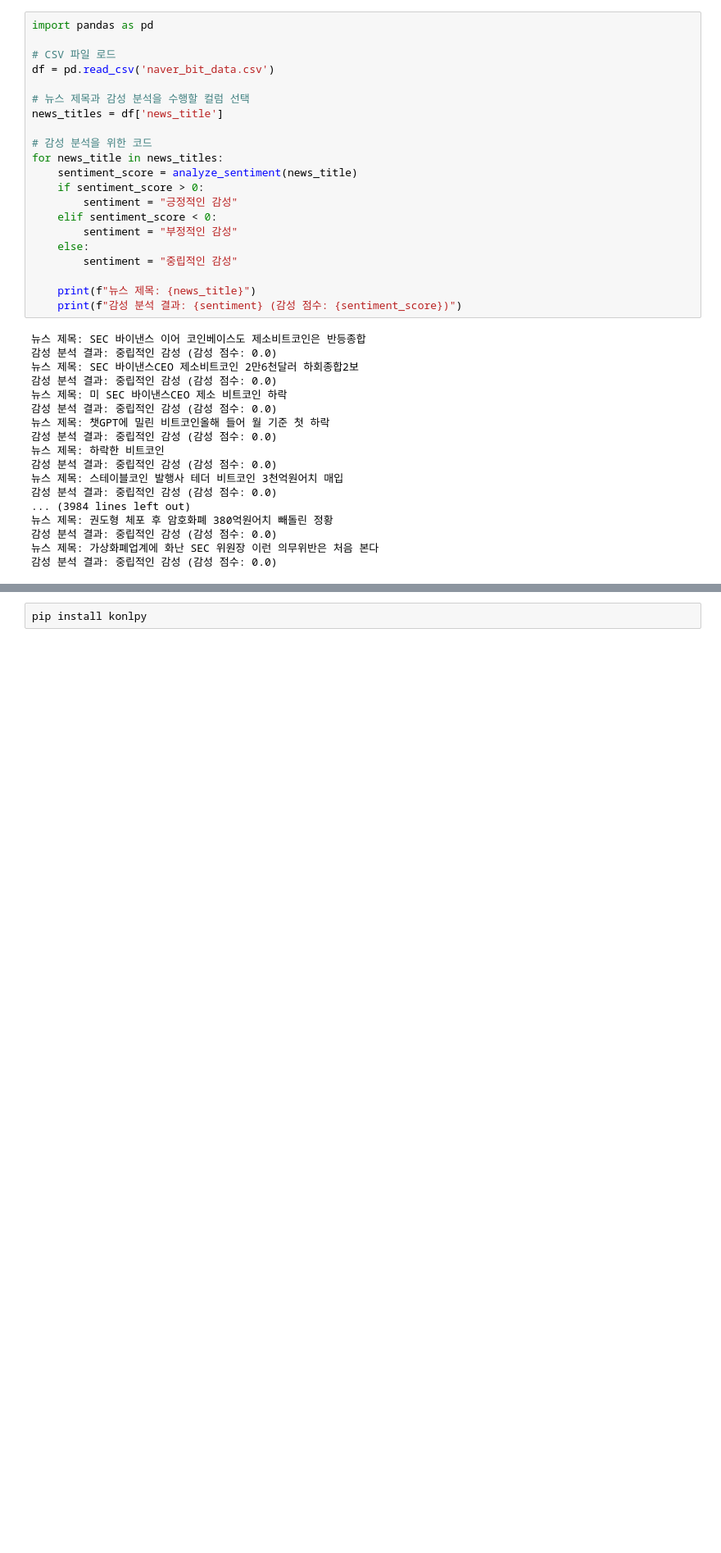
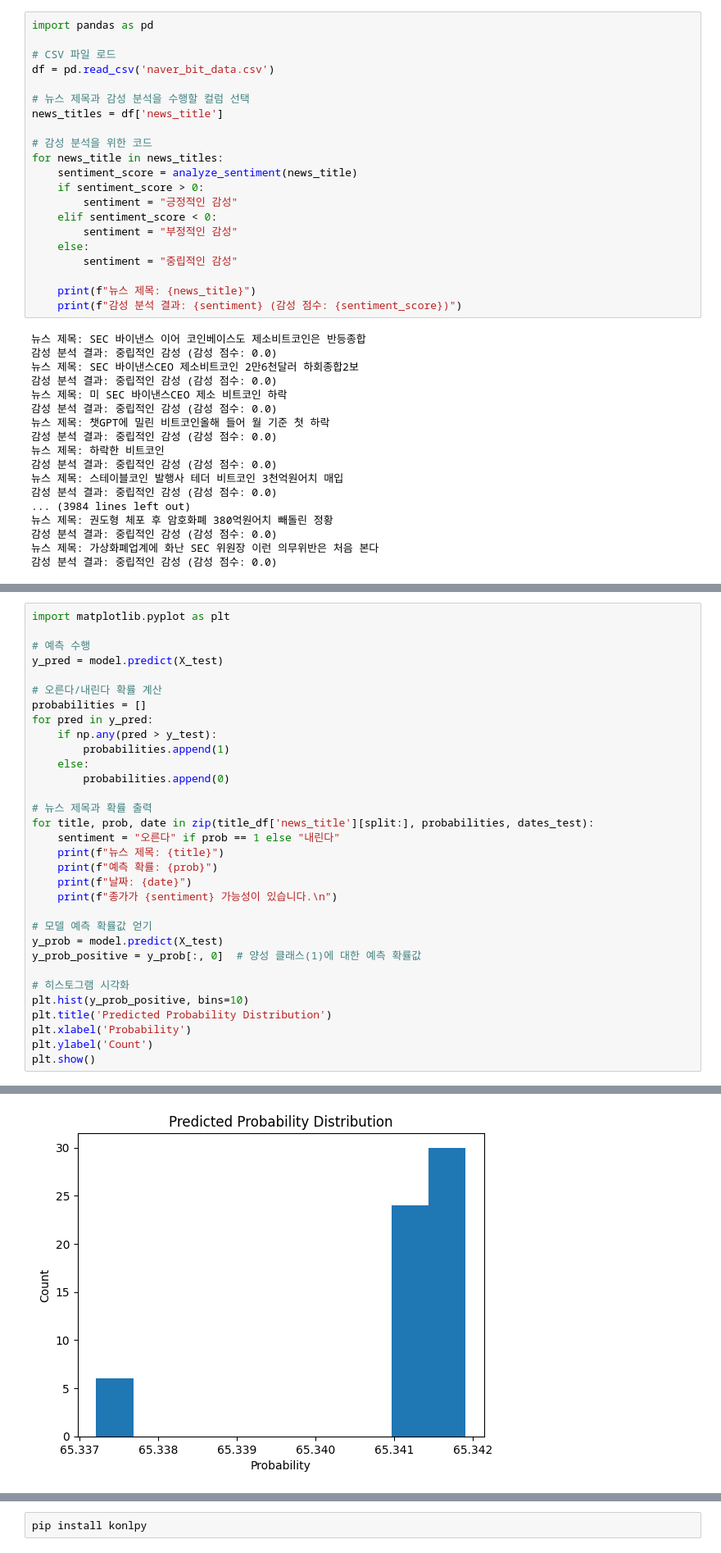
Before and after one commit to oshosh9595/ProjectBitCoin, a Jupyter notebook: notebook/ BitcoinSentiment Analysis.ipynb, the cells around one changed output, grey strips where cells are left out. Shown at 82% size. Drawn from its saved outputs; the diff is of its cells as text; blank space fills up the shorter version.

```diff
--- a/notebook/ BitcoinSentiment Analysis.ipynb
+++ b/notebook/ BitcoinSentiment Analysis.ipynb
@@ -1909,0 +2209,33 @@ for news_title in news_titles:
+# %%
+import matplotlib.pyplot as plt
+
+# 예측 수행
+y_pred = model.predict(X_test)
+
+# 오른다/내린다 확률 계산
+probabilities = []
+for pred in y_pred:
+    if np.any(pred > y_test):
+        probabilities.append(1)
+    else:
+        probabilities.append(0)
+
+# 뉴스 제목과 확률 출력
+for title, prob, date in zip(title_df['news_title'][split:], probabilities, dates_test):
+    sentiment = "오른다" if prob == 1 else "내린다"
+    print(f"뉴스 제목: {title}")
+    print(f"예측 확률: {prob}")
+    print(f"날짜: {date}")
+    print(f"종가가 {sentiment} 가능성이 있습니다.\n")
+
+# 모델 예측 확률값 얻기
+y_prob = model.predict(X_test)
+y_prob_positive = y_prob[:, 0]  # 양성 클래스(1)에 대한 예측 확률값
+
+# 히스토그램 시각화
+plt.hist(y_prob_positive, bins=10)
+plt.title('Predicted Probability Distribution')
+plt.xlabel('Probability')
+plt.ylabel('Count')
+plt.show()
+# %% [output]
@@ -1909,0 +2259 @@ for news_title in news_titles:
+[figure, added]
```
Also changed, not shown: parts of 28 cells of this notebook, 2 other files.
